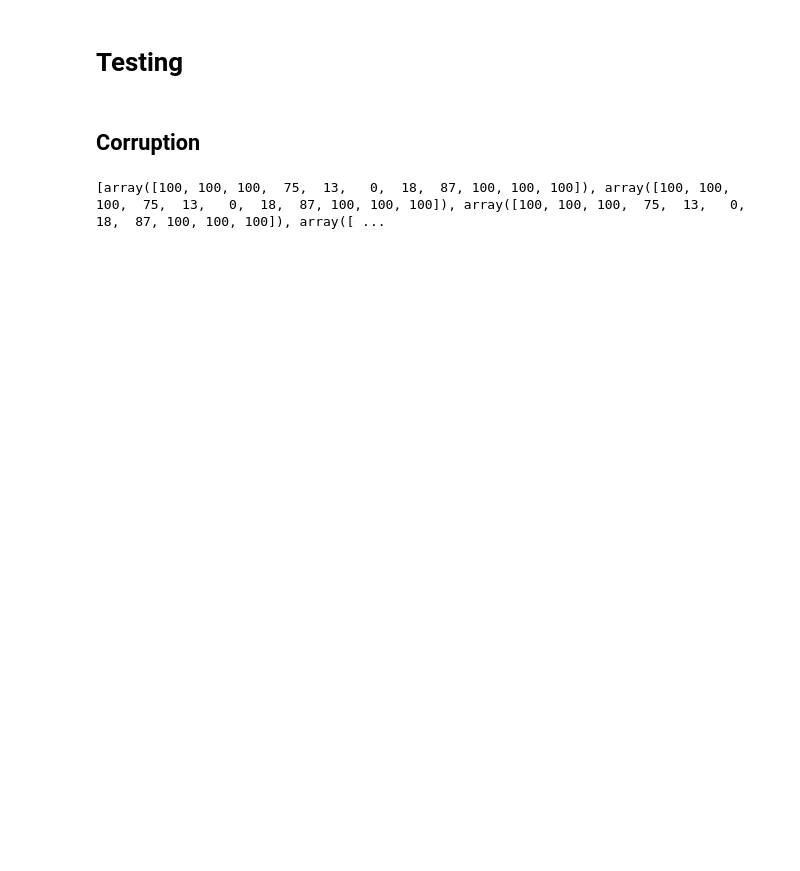
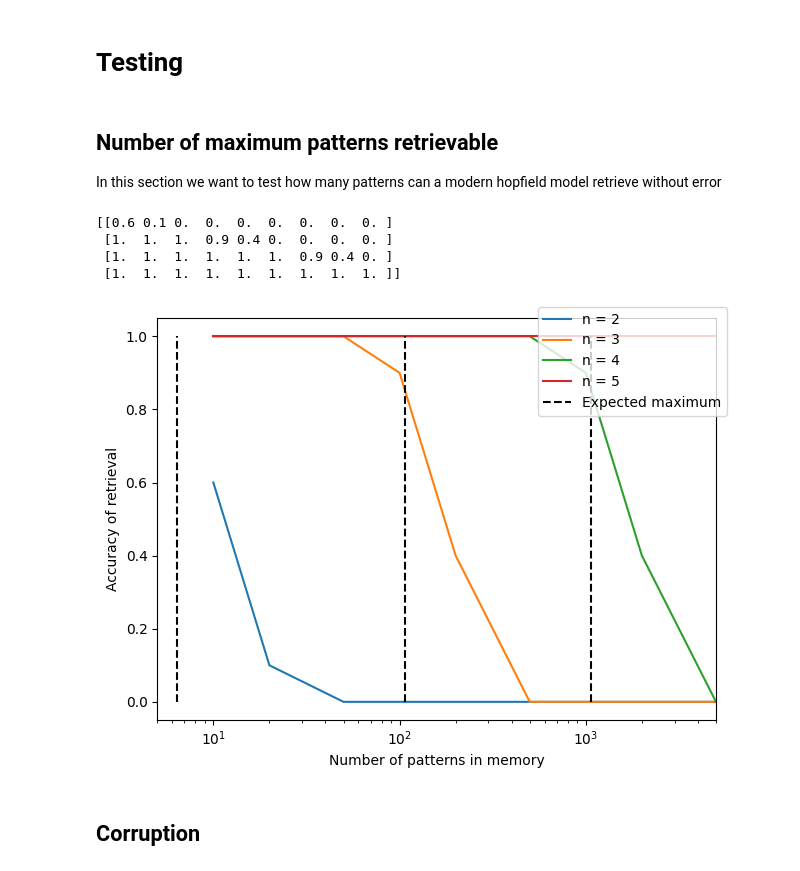
Before and after one commit to edoardo-damore/hopfield_model_and_data_reconstruction, a Jupyter notebook: 3_modern_hopfield.ipynb, the cells around one changed output. Drawn from its saved outputs; the diff is of its cells as text; code cells hidden in the pictures; blank space fills up the shorter version.

Commit message:
Added exponential energy. Started testing: maximum number of patterns.

```diff
--- a/3_modern_hopfield.ipynb
+++ b/3_modern_hopfield.ipynb
@@ -67,2 +73,6 @@ class modern_hopfield():
 # %% [markdown]
 # Testing
+# %% [markdown]
+## Number of maximum patterns retrievable
+
+In this section we want to test how many patterns can a modern hopfield model retrieve without error
@@ -69,2 +91,51 @@ class modern_hopfield():
+# %%
+results = []
+for d in range(2, max_order+1):
+  accuracies = []
+  for n in n_patterns:
+    patterns = pattern_utils.generate_patterns(pattern_lenght=pattern_lenght, N=n)
+    model = modern_hopfield(pattern_lenght=pattern_lenght, func_type="Polyn", poly_order=d)
+    model.add_patterns(patterns)
+
+    perm = np.random.randint(0, n, n_patterns[0])
+    test = patterns[perm, :]
+    acc = 0
+    for i, p in enumerate(test):
+      r = model.retrieve_pattern(p=p, epochs=epochs)
+      if np.array_equal(test[i,:], r):
+        acc += 1
+    acc /= n_patterns[0]
+    accuracies.append(acc)
+  results.append(accuracies)
+
+results = np.array(results)
+n_patterns = np.array(n_patterns)
+
+print(results)
+# %% [output]
+[[0.6 0.1 0.  0.  0.  0.  0.  0.  0. ]
+ [1.  1.  1.  0.9 0.4 0.  0.  0.  0. ]
+ [1.  1.  1.  1.  1.  1.  0.9 0.4 0. ]
+ [1.  1.  1.  1.  1.  1.  1.  1.  1. ]]
+# %%
+fig, ax = plt.subplots()
+
+for d in range(max_order - 1):
+  ax.plot(n_patterns, results[d,:], label=f"n = {d+2}")
+
+
+ax.vlines(expected_maximum, ymin=0, ymax=1, label="Expected maximum", linestyles="--", color='black')
+
+ax.set_xscale('log')
+ax.set_xlim(5, n_patterns[-1])
+
+ax.set_xlabel("Number of patterns in memory")
+ax.set_ylabel("Accuracy of retrieval")
+
+fig.legend()
+
+fig.tight_layout()
+# %% [output]
+[figure, added]
 # %% [markdown]
 ## Corruption
@@ -100,4 +164,0 @@ results = pool.map(corruption_analysis, corruption_quantity)
-# %%
-print(results)
-# %% [output]
-[array([100, 100, 100,  75,  13,   0,  18,  87, 100, 100, 100]), array([100, 100, 100,  75,  13,   0,  18,  87, 100, 100, 100]), array([100, 100, 100,  75,  13,   0,  18,  87, 100, 100, 100]), array([ ...
```
Also changed, not shown: parts of 7 cells of this notebook, 1 other file.
